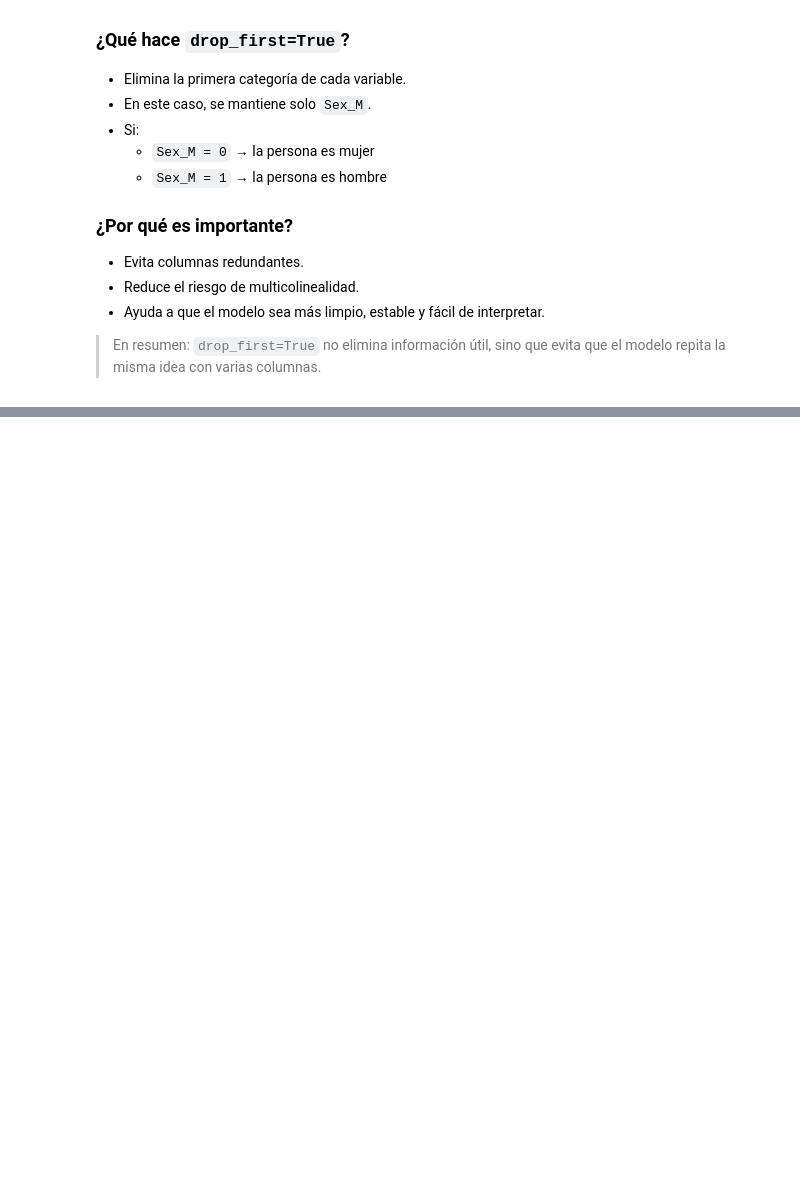
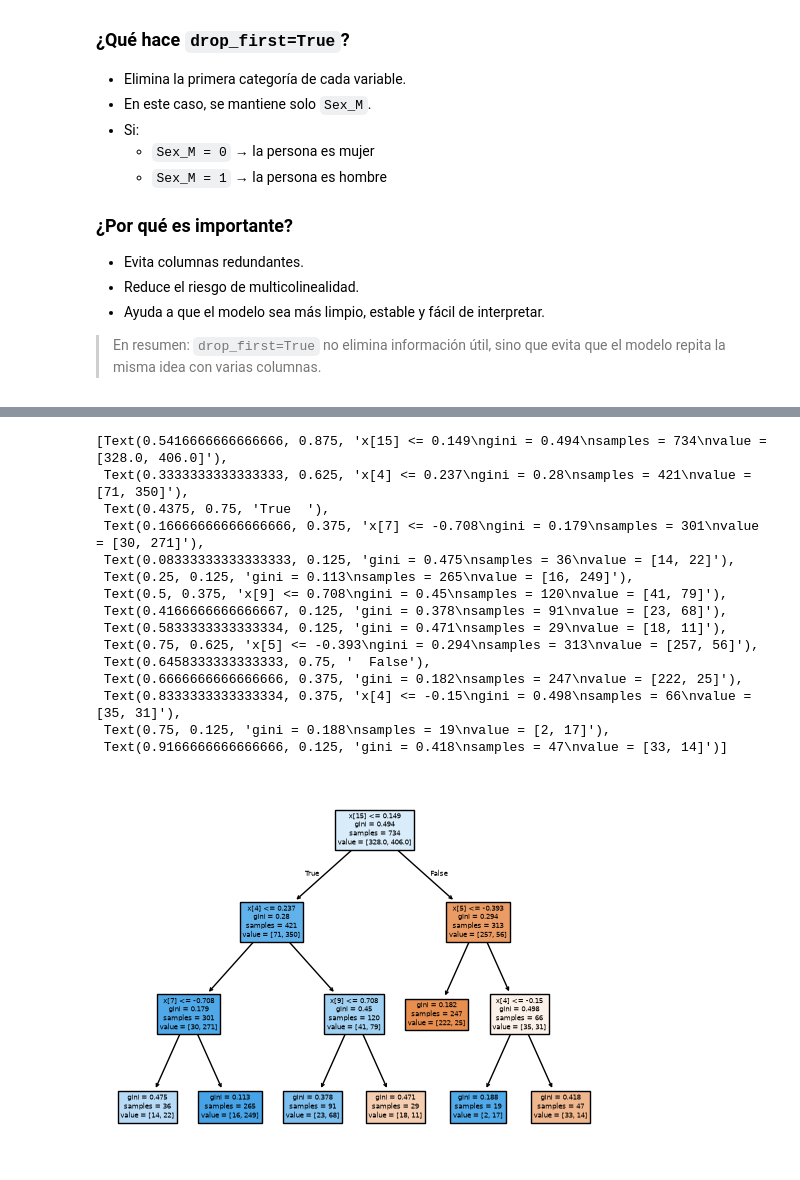
Before and after one commit to SantiagoAyala2118/TP-INTEGRADOR-PYTHON-Heart-Disease-Prediction, a Jupyter notebook: model/modelo_regresion_logistica.ipynb, the cells around one changed output, grey strips where cells are left out. Cells and saved outputs as stored; diff of their text form; code cells hidden in the pictures; blank space fills up the shorter version.

```diff
--- a/model/modelo_regresion_logistica.ipynb
+++ b/model/modelo_regresion_logistica.ipynb
@@ -303,0 +358,19 @@ X
+# %%
+plot_tree(modelo_arbol, filled=True)
+# %% [output]
+[Text(0.5416666666666666, 0.875, 'x[15] <= 0.149\ngini = 0.494\nsamples = 734\nvalue = [328.0, 406.0]'),
+ Text(0.3333333333333333, 0.625, 'x[4] <= 0.237\ngini = 0.28\nsamples = 421\nvalue = [71, 350]'),
+ Text(0.4375, 0.75, 'True  '),
+ Text(0.16666666666666666, 0.375, 'x[7] <= -0.708\ngini = 0.179\nsamples = 301\nvalue = [30, 271]'),
+ Text(0.08333333333333333, 0.125, 'gini = 0.475\nsamples = 36\nvalue = [14, 22]'),
+ Text(0.25, 0.125, 'gini = 0.113\nsamples = 265\nvalue = [16, 249]'),
+ Text(0.5, 0.375, 'x[9] <= 0.708\ngini = 0.45\nsamples = 120\nvalue = [41, 79]'),
+ Text(0.4166666666666667, 0.125, 'gini = 0.378\nsamples = 91\nvalue = [23, 68]'),
+ Text(0.5833333333333334, 0.125, 'gini = 0.471\nsamples = 29\nvalue = [18, 11]'),
+ Text(0.75, 0.625, 'x[5] <= -0.393\ngini = 0.294\nsamples = 313\nvalue = [257, 56]'),
+ Text(0.6458333333333333, 0.75, '  False'),
+ Text(0.6666666666666666, 0.375, 'gini = 0.182\nsamples = 247\nvalue = [222, 25]'),
+ Text(0.8333333333333334, 0.375, 'x[4] <= -0.15\ngini = 0.498\nsamples = 66\nvalue = [35, 31]'),
+ Text(0.75, 0.125, 'gini = 0.188\nsamples = 19\nvalue = [2, 17]'),
+ Text(0.9166666666666666, 0.125, 'gini = 0.418\nsamples = 47\nvalue = [33, 14]')]
+[figure, added]
```
Also changed, not shown: parts of 29 cells of this notebook.
